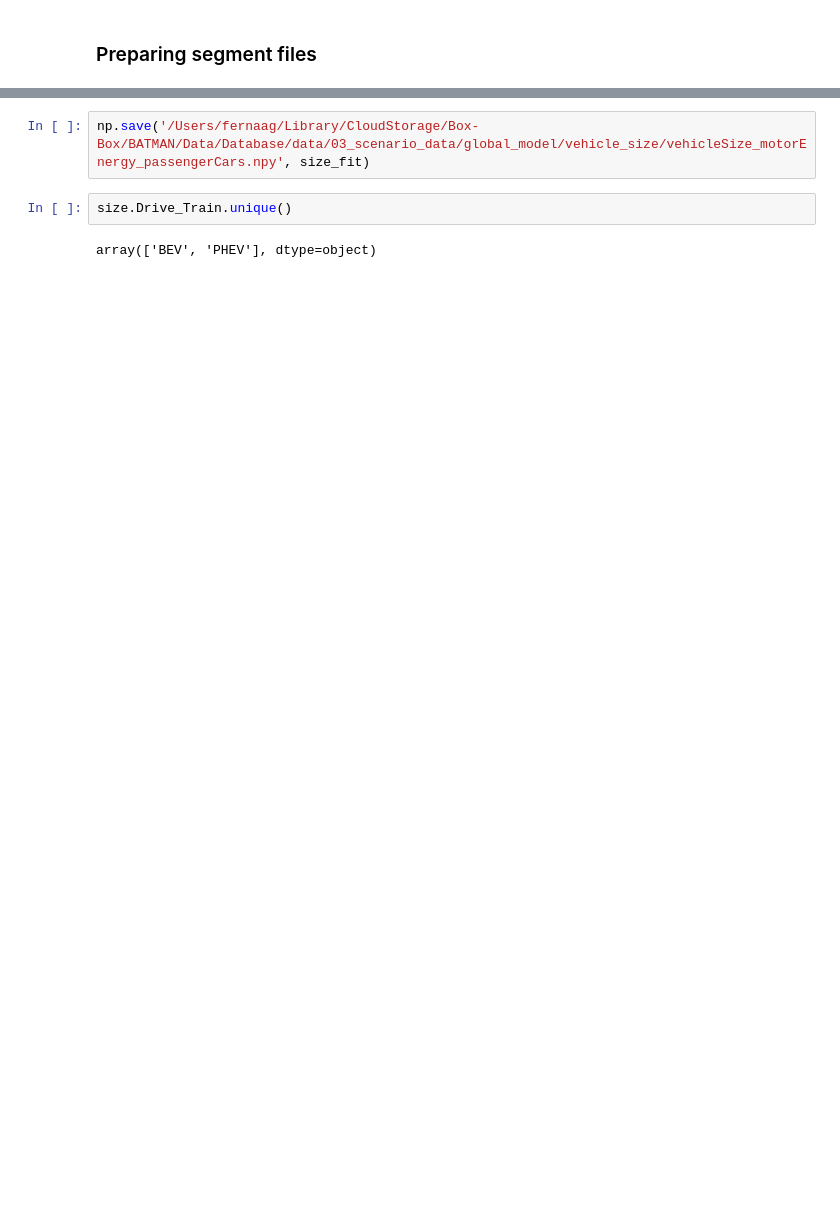
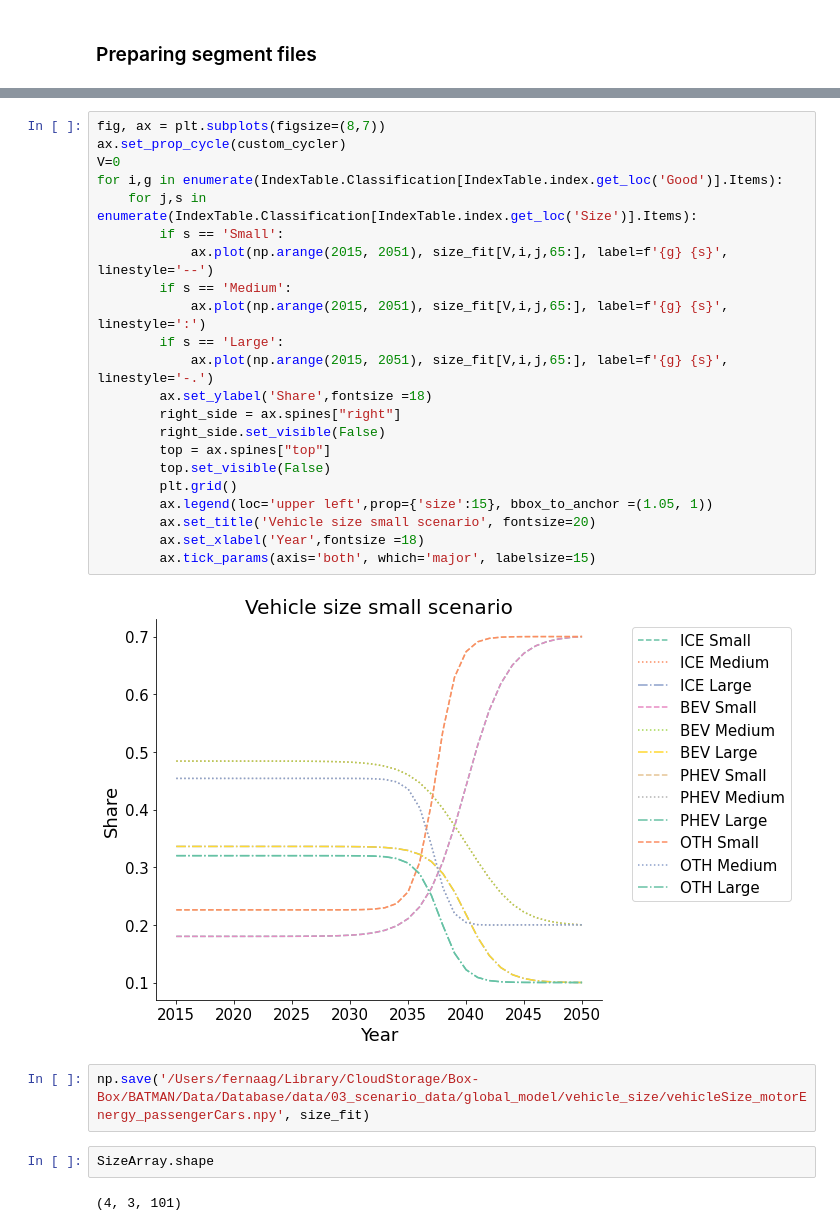
Before and after one commit to fernaag/Global_LIB_system, a Jupyter notebook: data_handling/fitting_and_preparation/size_motorEnergy_World.ipynb, the cells around one changed output, grey strips where cells are left out. Cells and saved outputs as stored; diff of their text form; blank space fills up the shorter version.

```diff
--- a/data_handling/fitting_and_preparation/size_motorEnergy_World.ipynb
+++ b/data_handling/fitting_and_preparation/size_motorEnergy_World.ipynb
@@ -177,6 +259,30 @@ plt.plot(size_fit[0,1,2,:])
+# %%
+fig, ax = plt.subplots(figsize=(8,7))
+ax.set_prop_cycle(custom_cycler)
+V=0
+for i,g in enumerate(IndexTable.Classification[IndexTable.index.get_loc('Good')].Items):
+    for j,s in enumerate(IndexTable.Classification[IndexTable.index.get_loc('Size')].Items):
+        if s == 'Small':
+            ax.plot(np.arange(2015, 2051), size_fit[V,i,j,65:], label=f'{g} {s}', linestyle='--')
+        if s == 'Medium':
+            ax.plot(np.arange(2015, 2051), size_fit[V,i,j,65:], label=f'{g} {s}', linestyle=':')
+        if s == 'Large':
+            ax.plot(np.arange(2015, 2051), size_fit[V,i,j,65:], label=f'{g} {s}', linestyle='-.')
+        ax.set_ylabel('Share',fontsize =18)
+        right_side = ax.spines["right"]
+        right_side.set_visible(False)
+        top = ax.spines["top"]
+        top.set_visible(False)
+        plt.grid()
+        ax.legend(loc='upper left',prop={'size':15}, bbox_to_anchor =(1.05, 1))
+        ax.set_title('Vehicle size small scenario', fontsize=20)
+        ax.set_xlabel('Year',fontsize =18)
+        ax.tick_params(axis='both', which='major', labelsize=15)
+# %% [output]
+[figure, added]
 # %%
 np.save('/Users/fernaag/Library/CloudStorage/Box-Box/BATMAN/Data/Database/data/03_scenario_data/global_model/vehicle_size/vehicleSize_motorEnergy_passengerCars.npy', size_fit)
-# %%
-size.Drive_Train.unique()
-# %% [output]
-array(['BEV', 'PHEV'], dtype=object)
+# %%
+SizeArray.shape
+# %% [output]
+(4, 3, 101)
```
Also changed, not shown: parts of 14 cells of this notebook, 8 other files.
